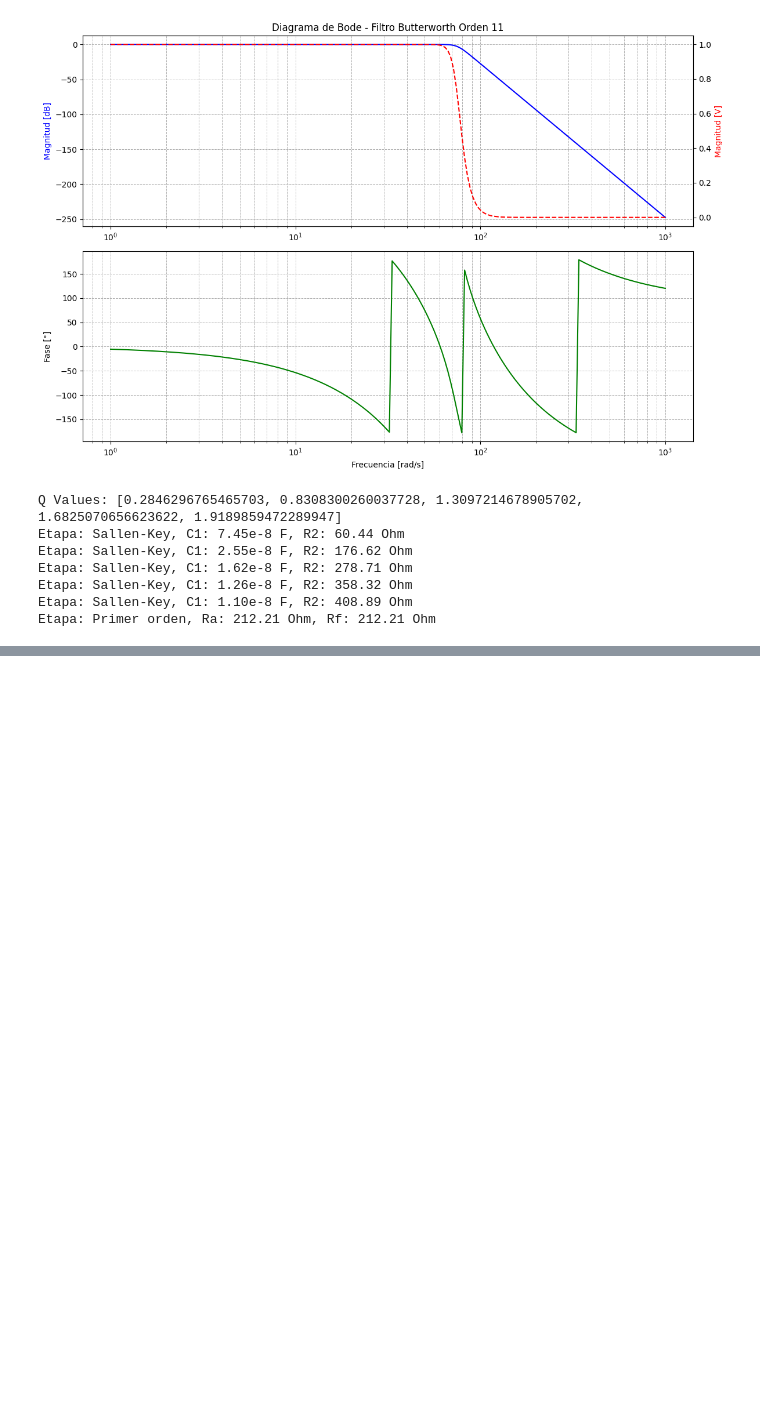
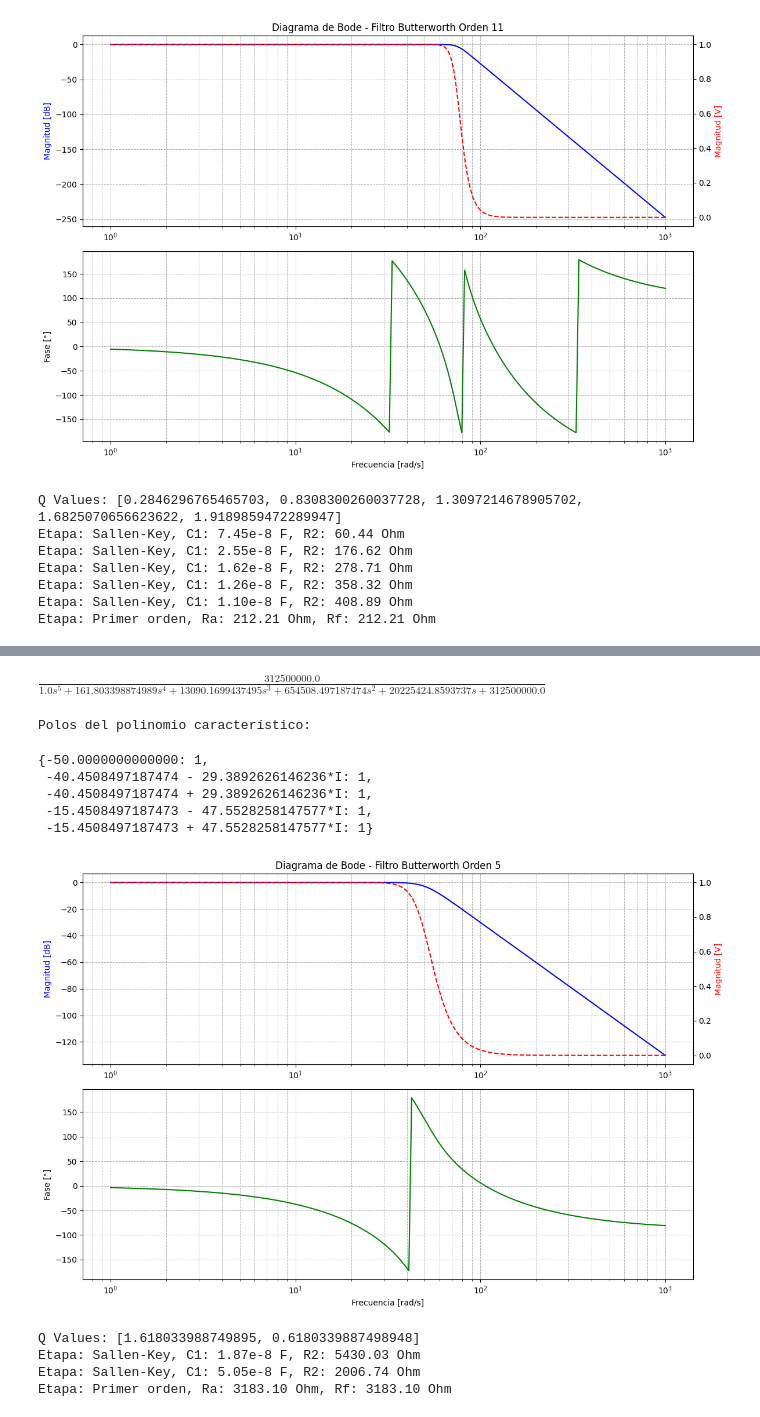
Before and after one commit to JuanDavidPalaciosCh/Dise-ador-Butterworth-Sallen-Key, a Jupyter notebook: butterworth_filters.ipynb, the cells around one changed output, grey strips where cells are left out. Saved outputs shown, nothing was run; the diff lists cells and outputs as text; code cells hidden in the pictures; blank space fills up the shorter version.

```diff
--- a/butterworth_filters.ipynb
+++ b/butterworth_filters.ipynb
@@ -63,7 +63,7 @@ def butterworth_Q_values(order):
     Q_values = []
     num_stages = order // 2  # Número de etapas de segundo orden
     for k in range(num_stages):
-        Q_k = ((2*np.sin(np.pi/(2*order) + k*(np.pi/order))))
+        Q_k = 1/((2*np.sin(np.pi/(2*order) + k*(np.pi/order))))
         Q_values.append(Q_k)
     return Q_values
 # %%
@@ -230,2 +230,17 @@ Q Values: [0.9999999999999999]
 Etapa: Sallen-Key, C1: 3.08e-8 F, R2: 3287.75 Ohm
 Etapa: Primer orden, Ra: 3183.10 Ohm, Rf: 3183.10 Ohm
+# %%
+filtro_butterworth(order=5, cutoff=50, r1=100e3, c2=1e-6)
+# %% [output]
+$\displaystyle \frac{312500000.0}{1.0 s^{5} + 161.803398874989 s^{4} + 13090.1699437495 s^{3} + 654508.497187474 s^{2} + 20225424.8593737 s + 312500000.0}$
+Polos del polinomio característico:
+{-50.0000000000000: 1,
+ -40.4508497187474 - 29.3892626146236*I: 1,
+ -40.4508497187474 + 29.3892626146236*I: 1,
+ -15.4508497187473 - 47.5528258147577*I: 1,
+ -15.4508497187473 + 47.5528258147577*I: 1}
+[figure, added]
+Q Values: [1.618033988749895, 0.6180339887498948]
+Etapa: Sallen-Key, C1: 1.87e-8 F, R2: 5430.03 Ohm
+Etapa: Sallen-Key, C1: 5.05e-8 F, R2: 2006.74 Ohm
+Etapa: Primer orden, Ra: 3183.10 Ohm, Rf: 3183.10 Ohm
```
Also changed, not shown: parts of 2 cells of this notebook.
